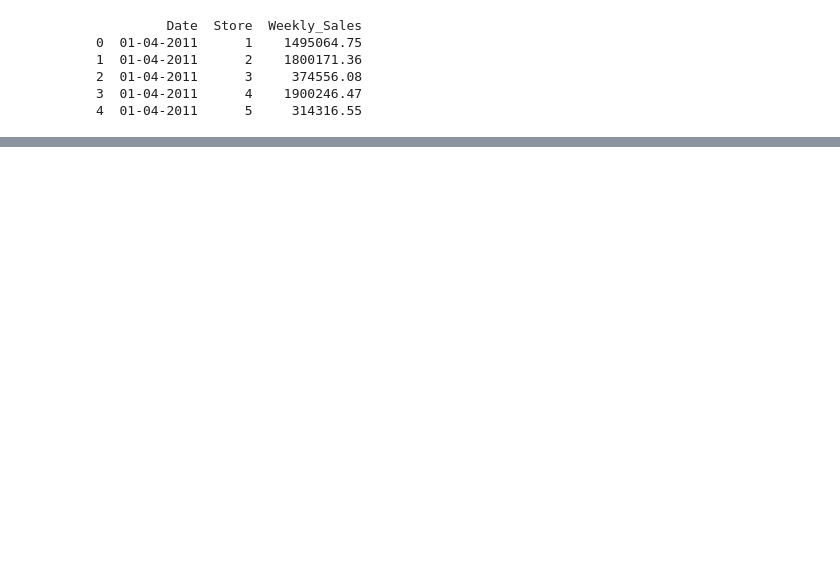
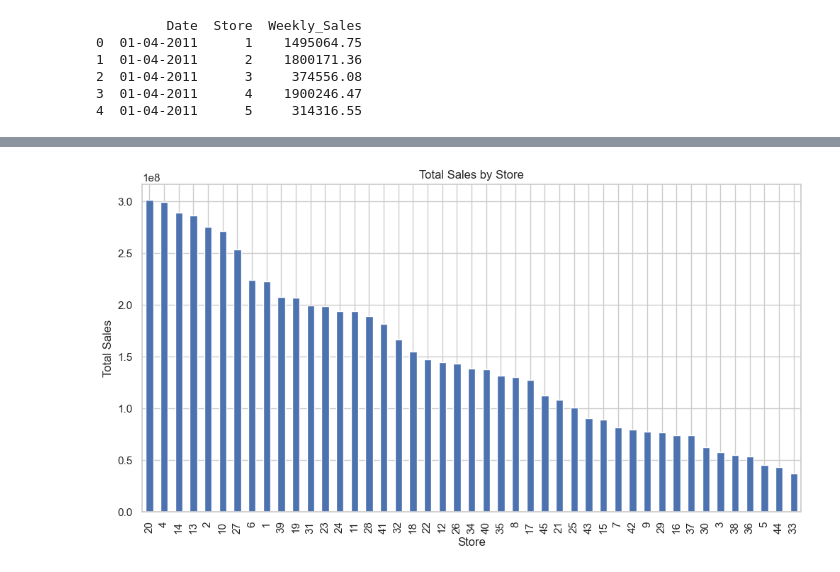
Before and after one commit to s4mluk/DSFB-group-project, a Jupyter notebook: Walmart Sales DA/WorkspaceNotebook.ipynb, the cells around one changed output, grey strips where cells are left out. Cells and saved outputs as stored; diff of their text form; code cells hidden in the pictures; blank space fills up the shorter version.

```diff
--- a/Walmart Sales DA/WorkspaceNotebook.ipynb
+++ b/Walmart Sales DA/WorkspaceNotebook.ipynb
@@ -133,0 +141,10 @@ plt.show()
+# %%
+# Group by Store to analyze performance
+store_sales = data.groupby('Store')['Weekly_Sales'].sum().sort_values(ascending=False)
+store_sales.plot(kind='bar', figsize=(12, 6))
+plt.title('Total Sales by Store')
+plt.xlabel('Store')
+plt.ylabel('Total Sales')
+plt.show()
+# %% [output]
+[figure, added]
```
Also changed, not shown: parts of 40 cells of this notebook.
